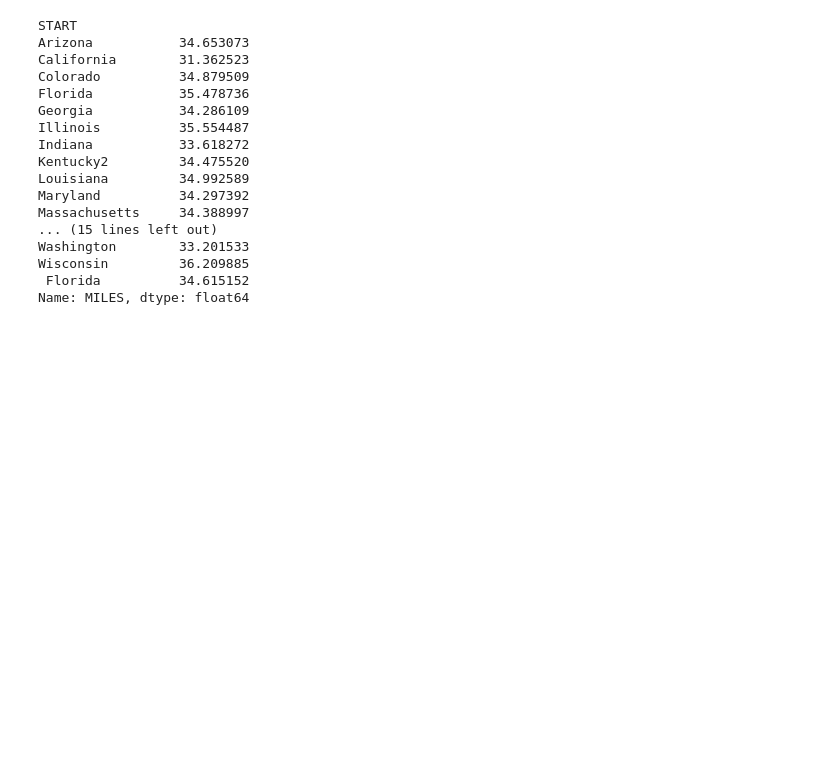
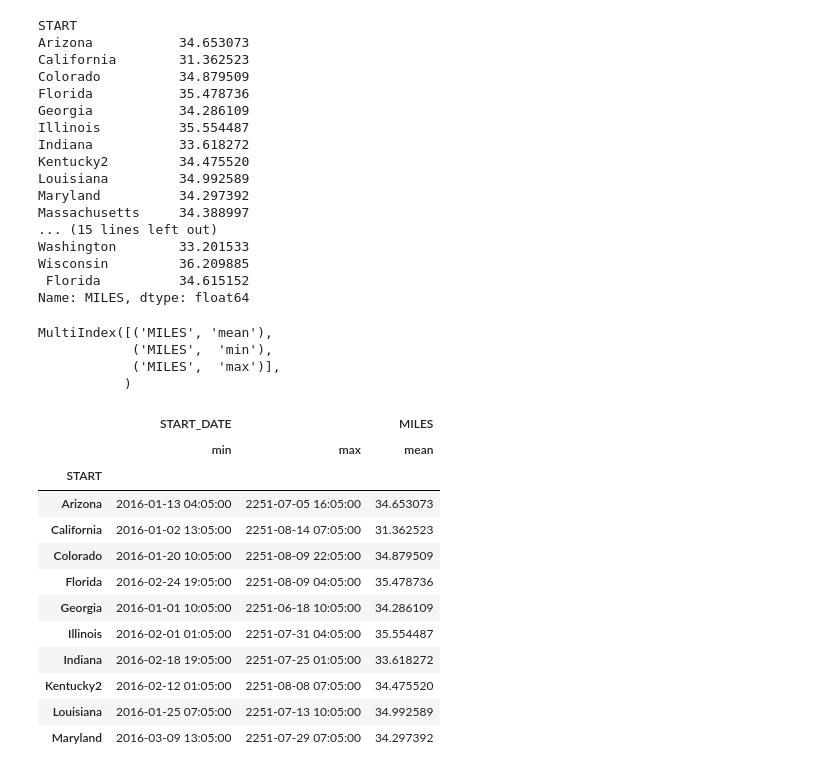
Before and after one commit to steingartpeter/ANACONDA, a Jupyter notebook: ML_PANDAS_RAGU.ipynb, the cells around one changed output. Drawn from its saved outputs; the diff is of its cells as text; code cells hidden in the pictures; blank space fills up the shorter version.

```diff
--- a/ML_PANDAS_RAGU.ipynb
+++ b/ML_PANDAS_RAGU.ipynb
@@ -642,0 +645,36 @@ Name: MILES, dtype: float64
+# %%
+data010.columns
+# %% [output]
+MultiIndex([('MILES', 'mean'),
+            ('MILES',  'min'),
+            ('MILES',  'max')],
+           )
+# %%
+#uberDf.dtypes
+#uberDf['START_DATE'] = pd.to_datetime(uberDf['START_DATE'])
+#uberDf['END_DATE'] = pd.to_datetime(uberDf['END_DATE'])
+#uberDf.groupby(['START'])['START_DATE'].agg(['min','max','mean'])
+# =======================================================================================================
+# get the earliest, and most recent trip date, and the average distance, in miles for each
+# starting city: =>
+# The main point is, that, for this we need to add a dictionay as an argment for the "agg" function.
+# In this dictionary there is the key + value pairs, as:
+# COLUMN_NAME : [array, of the functionames pplied to that column]
+# =======================================================================================================
+data_002 = uberDf.groupby(['START']).agg({'START_DATE':['min','max'],'MILES':['mean']})
+#uberDf.tail()
+data_002.head(10)
+# %% [output]
+|  | START_DATE |  | MILES |
+|  | min | max | mean |
+| START |  |  |  |
+| Arizona | 2016-01-13 04:05:00 | 2251-07-05 16:05:00 | 34.653073 |
+| California | 2016-01-02 13:05:00 | 2251-08-14 07:05:00 | 31.362523 |
+| Colorado | 2016-01-20 10:05:00 | 2251-08-09 22:05:00 | 34.879509 |
+| Florida | 2016-02-24 19:05:00 | 2251-08-09 04:05:00 | 35.478736 |
+| Georgia | 2016-01-01 10:05:00 | 2251-06-18 10:05:00 | 34.286109 |
+| Illinois | 2016-02-01 01:05:00 | 2251-07-31 04:05:00 | 35.554487 |
+| Indiana | 2016-02-18 19:05:00 | 2251-07-25 01:05:00 | 33.618272 |
+| Kentucky2 | 2016-02-12 01:05:00 | 2251-08-08 07:05:00 | 34.475520 |
+| Louisiana | 2016-01-25 07:05:00 | 2251-07-13 10:05:00 | 34.992589 |
+| Maryland | 2016-03-09 13:05:00 | 2251-07-29 07:05:00 | 34.297392 |
```
Also changed, not shown: parts of 4 cells of this notebook.
